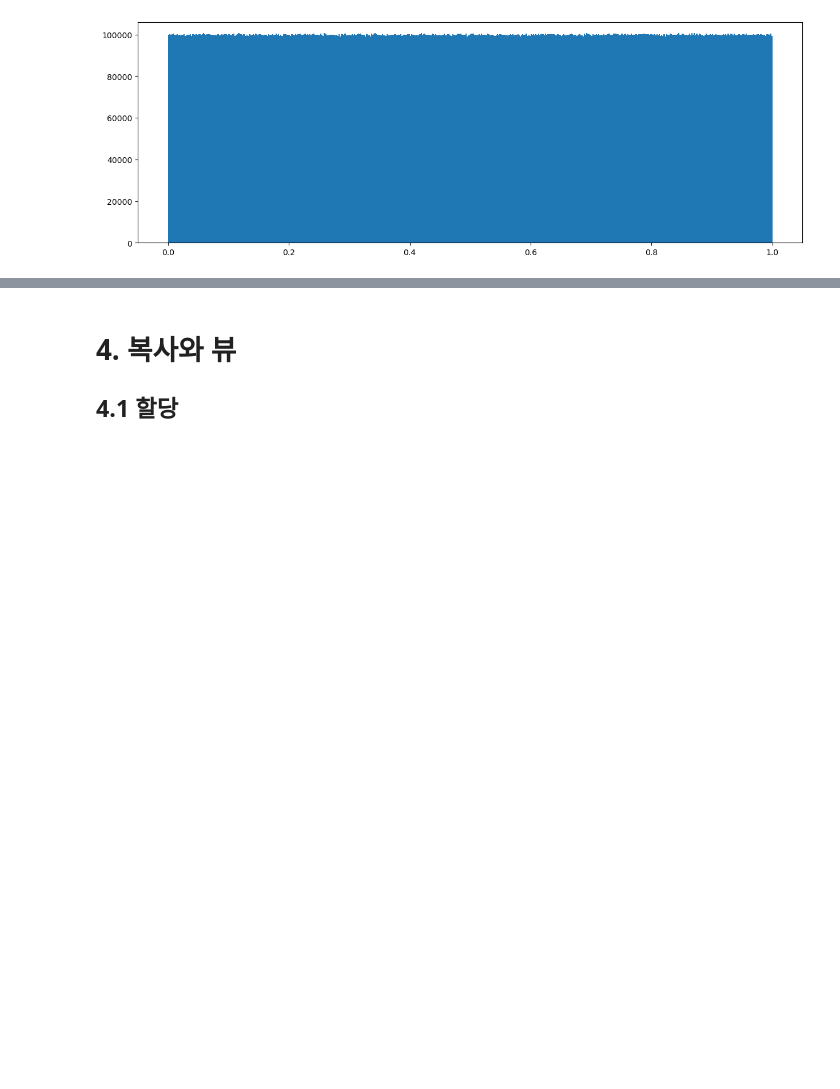
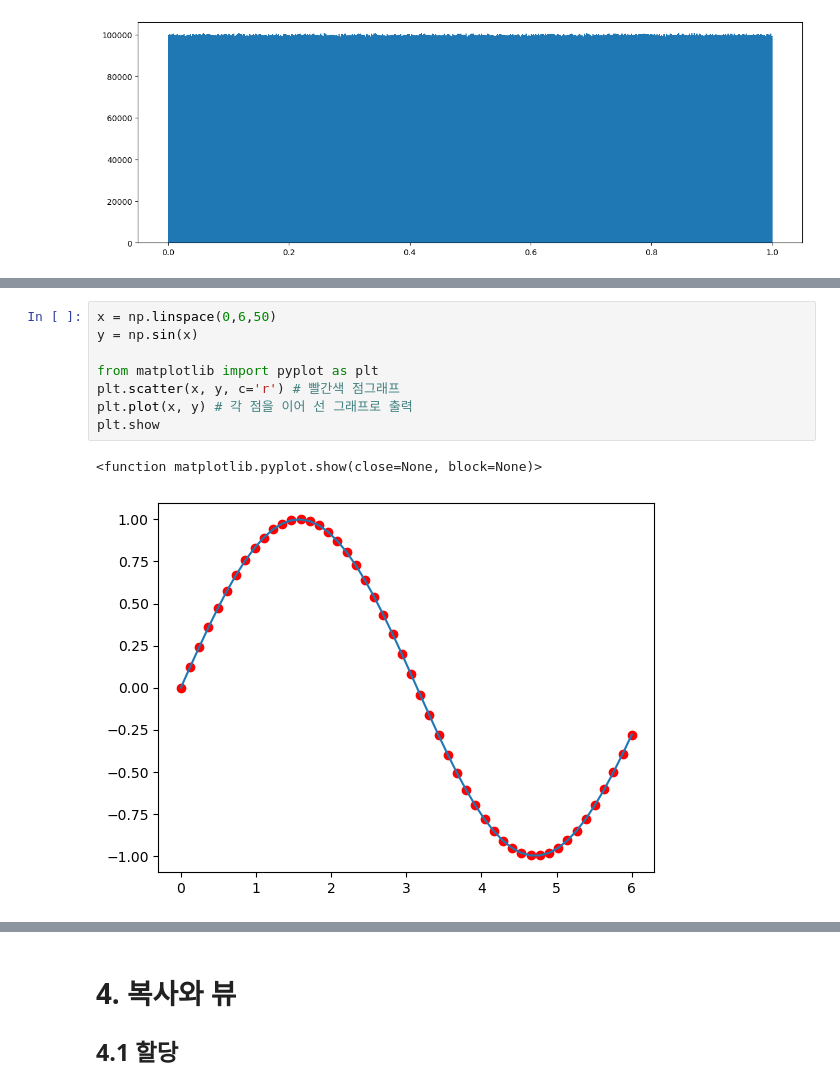
Before and after one commit to chjogit/ai, a Jupyter notebook: source/01_python/ch10_N차원 배열 다루기.ipynb, the cells around one changed output, grey strips where cells are left out. Cells and saved outputs as stored; diff of their text form; blank space fills up the shorter version.

```diff
--- a/source/01_python/ch10_N차원 배열 다루기.ipynb
+++ b/source/01_python/ch10_N차원 배열 다루기.ipynb
@@ -471,0 +544,11 @@ plt.show()
+# %%
+x = np.linspace(0,6,50)
+y = np.sin(x)
+
+from matplotlib import pyplot as plt
+plt.scatter(x, y, c='r') # 빨간색 점그래프
+plt.plot(x, y) # 각 점을 이어 선 그래프로 출력
+plt.show
+# %% [output]
+<function matplotlib.pyplot.show(close=None, block=None)>
+[figure, added]
```
Also changed, not shown: parts of 147 cells of this notebook, 3 other files.
